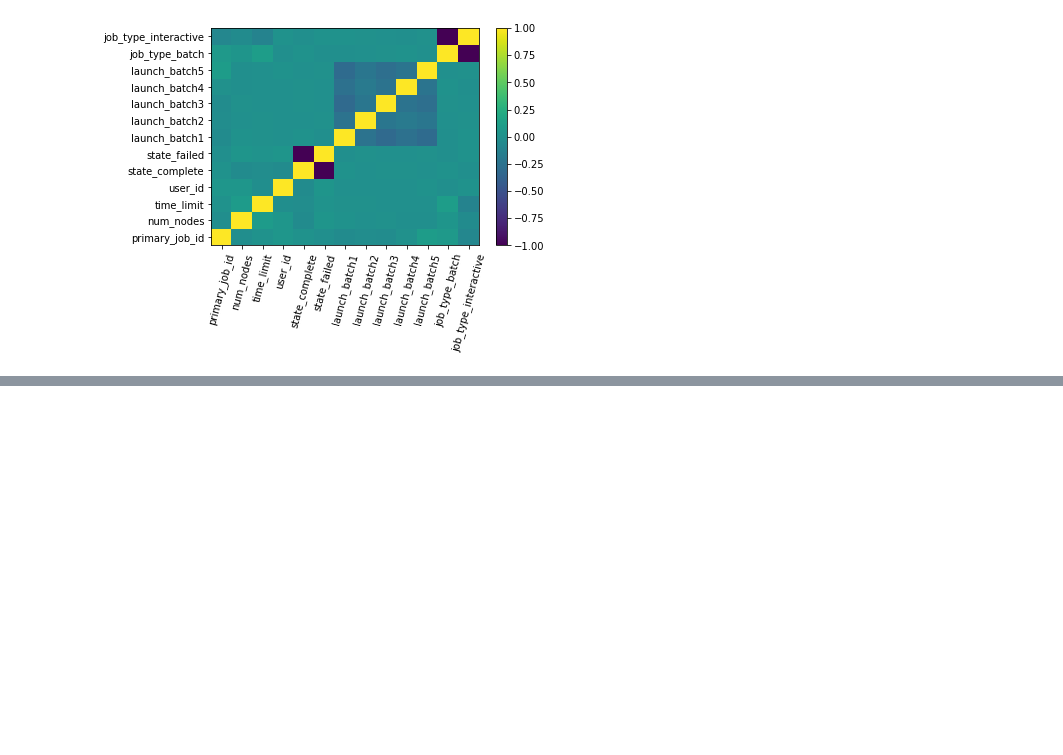
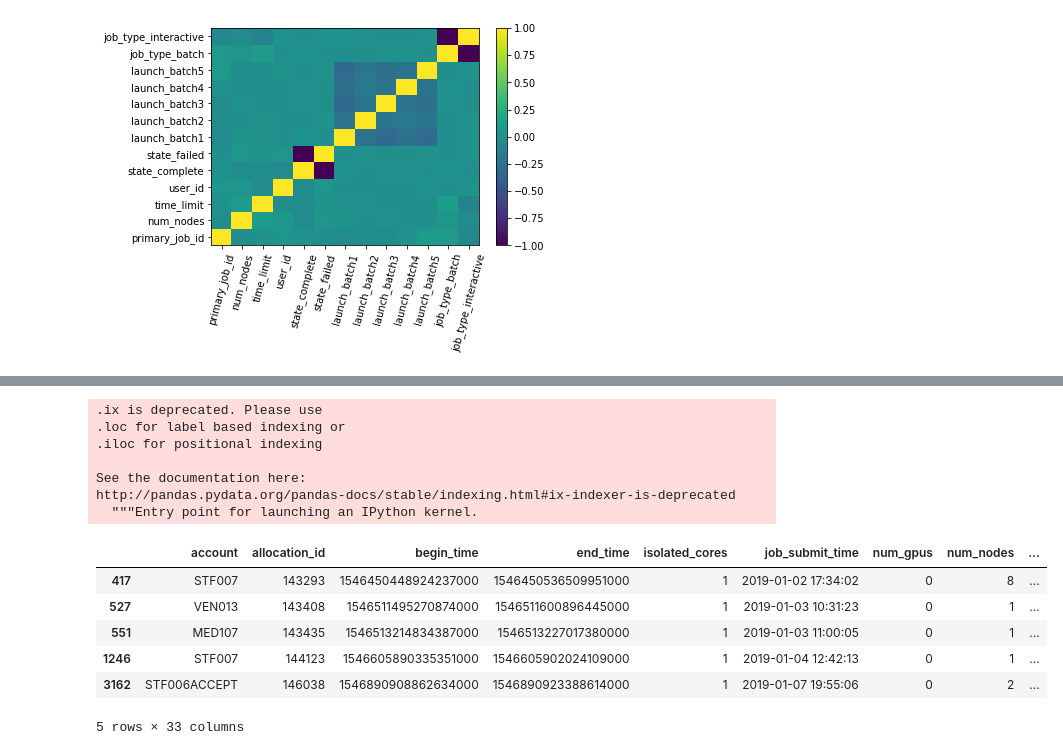
Before and after one commit to mew2057/CAST, a Jupyter notebook: csm_big_data/python3/launch-rca.ipynb, the cells around one changed output, grey strips where cells are left out. Cells and saved outputs as stored; diff of their text form; code cells hidden in the pictures; blank space fills up the shorter version.

```diff
--- a/csm_big_data/python3/launch-rca.ipynb
+++ b/csm_big_data/python3/launch-rca.ipynb
@@ -163,0 +194,20 @@ Name: user_flags, Length: 82, dtype: int64
+# %%
+# TODO HOW  DO I INCORP
+cols=["end_time","num_nodes","time_limit","user_id"]
+# removing this introduces more false positives, but it catches more failures.
+#cols.extend(launch_cols)
+
+#a_classifier=tree.DecisionTreeClassifier()
+#a_classifier.fit(df_allocation_ts[cols],df_allocation_ts["end_time"])
+
+X=df_allocation[cols].values
+Y=df_allocation["state_failed"].values
+
+# Normalize the data to help the K-Neighbors util.
+X = preprocessing.StandardScaler().fit(X).transform(X.astype(float))
+# %%
+# Grab 20% of the data for testing,
+X_train, X_test, y_train, y_test = train_test_split( X, Y, test_size=0.2, random_state=4)
+
+print ('Train set:', X_train.shape,  y_train.shape)
+print ('Test set:', X_test.shape,  y_test.shape)
@@ -163,0 +241,3 @@ Name: user_flags, Length: 82, dtype: int64
+# %%
+predicted_failures = np.where(yhat == 1)
+actual_failures = np.where(y_test == 1)
@@ -163,0 +264,18 @@ Name: user_flags, Length: 82, dtype: int64
+# %%
+f_series = df_allocation.ix[actual_failures]
+f_series.head()
+# %% [output]
+.ix is deprecated. Please use
+.loc for label based indexing or
+.iloc for positional indexing
+
+See the documentation here:
+http://pandas.pydata.org/pandas-docs/stable/indexing.html#ix-indexer-is-deprecated
+  """Entry point for launching an IPython kernel.
+|  | account | allocation_id | begin_time | end_time | isolated_cores | job_submit_time | num_gpus | num_nodes | ... |
+| 417 | STF007 | 143293 | 1546450448924237000 | 1546450536509951000 | 1 | 2019-01-02 17:34:02 | 0 | 8 | ... |
+| 527 | VEN013 | 143408 | 1546511495270874000 | 1546511600896445000 | 1 | 2019-01-03 10:31:23 | 0 | 1 | ... |
+| 551 | MED107 | 143435 | 1546513214834387000 | 1546513227017380000 | 1 | 2019-01-03 11:00:05 | 0 | 1 | ... |
+| 1246 | STF007 | 144123 | 1546605890335351000 | 1546605902024109000 | 1 | 2019-01-04 12:42:13 | 0 | 1 | ... |
+| 3162 | STF006ACCEPT | 146038 | 1546890908862634000 | 1546890923388614000 | 1 | 2019-01-07 19:55:06 | 0 | 2 | ... |
+5 rows × 33 columns
```
Also changed, not shown: parts of 27 cells of this notebook.
